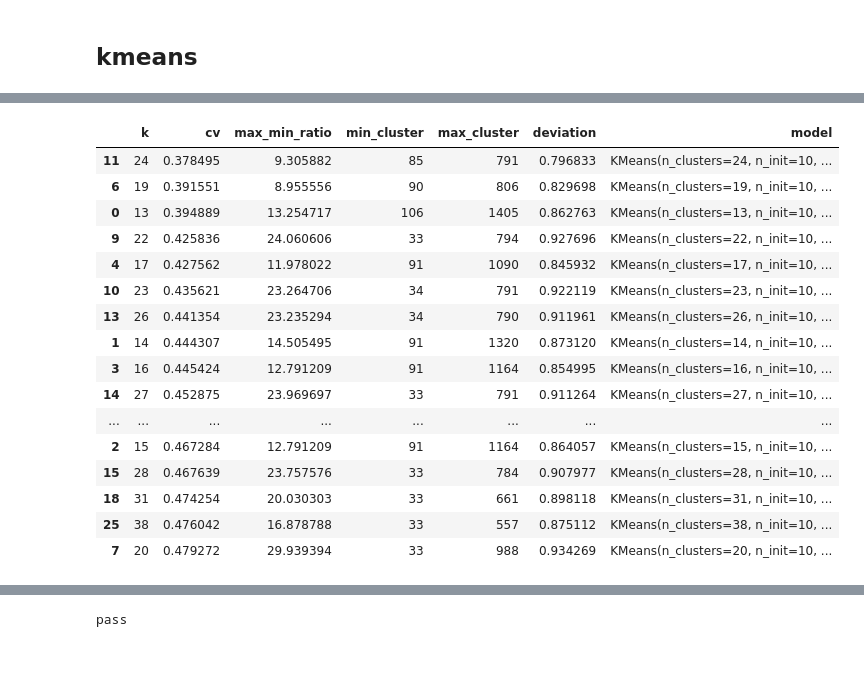
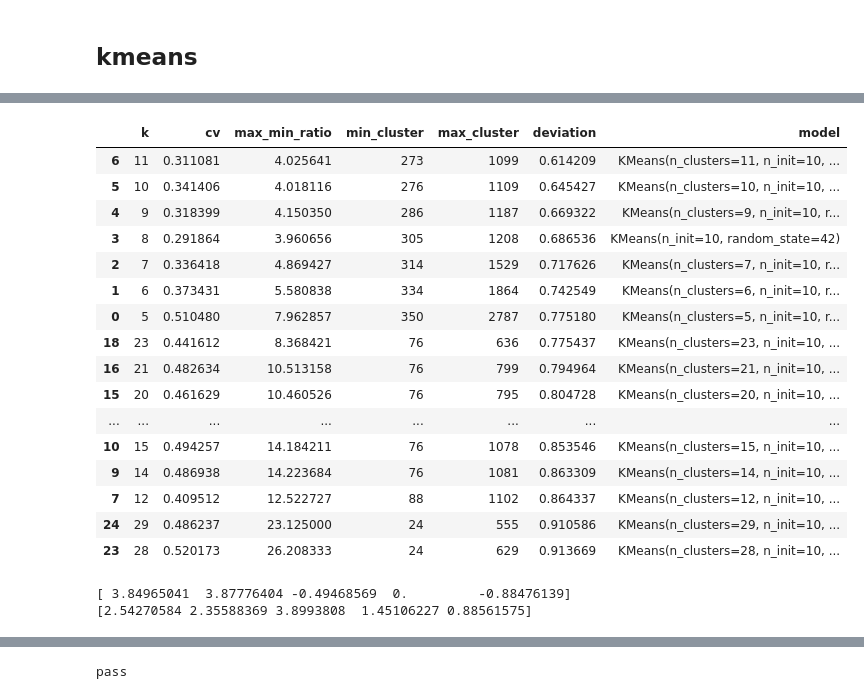
Before and after one commit to aarohnk-nepa/ml_service, a Jupyter notebook: app/notebooks/kpi_forecast/eda.ipynb, the cells around one changed output, grey strips where cells are left out. Drawn from its saved outputs; the diff is of its cells as text; code cells hidden in the pictures; blank space fills up the shorter version.

```diff
--- a/app/notebooks/kpi_forecast/eda.ipynb
+++ b/app/notebooks/kpi_forecast/eda.ipynb
@@ -17,12 +17,22 @@ SELECT
         THEN 'Van_:' || ams.journal_id::text
         ELSE 'Warehouse_:' || wss.warehouse_id::text
     END AS warehouse_label,
-    wss.warehouse_id, wss.journal_id, wss.company_id, ams.partner_id, amsl.product_id, ams.move_type
+    wss.warehouse_id, wss.journal_id, wss.company_id, ams.partner_id, pt.id as template_id, ams.move_type
 """
+
+joins = """
+    LEFT JOIN product_product pp ON pp.id = amsl.product_id
+    JOIN product_template pt on pt.id = pp.product_tmpl_id
+"""
+
+wheres = """
+    AND (pp.type = 'consu' OR amsl.product_id IS NULL)
+"""
+
 chunks = []
 dates = ["2023-12-01", "2024-12-01", "2025-12-01", "2026-09-13"]
 for i in range(len(dates)-1):
-    query = canonical_rev_query(selects, start_date= dates[i], end_date=dates[i+1])
+    query = canonical_rev_query(selects, start_date= dates[i], end_date=dates[i+1], joins=joins, wheres=wheres)
 
     print("connecting to nepa db")
     for chunk in pd.read_sql(query, engine, chunksize=500000):
@@ -56,3 +67,12 @@ df_kpi_dated["invoice_date"] = pd.to_datetime(
 )
 
 # df_kpi_dated.drop(["quantity", "price_subtotal", "journal_id", "company_id", "standard_price"], axis=1, inplace=True)
+# %%
+import pickle
+# load model bundle
+with open("model_bundle.pkl", "rb") as f:
+    model_bundle = pickle.load(f)
+
+id_to_cluster = model_bundle["id_to_cluster_mapping"]
+
+df_kpi_dated['cluster_id'] = df_kpi_dated['template_id'].map(id_to_cluster)
@@ -455,14 +659,13 @@ df_product_clustering.head()
 # %%
-include = ["template_name", "category_name", "revenue_signed", "qty_signed", "order_count", "refund_count", "active_customers"]
-exclude = ["template_name", "category_name"]
+include = ["revenue_signed", "qty_signed", "order_count", "refund_count", "active_customers"]
 
 
 
-feature_cols = [c for c in df_product_clustering.columns if c in include and c not in exclude]
-X = df_product_clustering[feature_cols].copy()
+feature_cols = [c for c in df_product_clustering.columns if c in include]
+X_df = df_product_clustering[feature_cols].copy()
 
 from sklearn.preprocessing import QuantileTransformer
-X = QuantileTransformer(output_distribution='normal').fit_transform(X)
+X = QuantileTransformer(output_distribution='normal').fit_transform(X_df)
 
 from sklearn.preprocessing import RobustScaler
 preprocessor = make_pipeline(
@@ -506,7 +903,7 @@ def fit_kmeans(k, X_scaled):
     return k, cv, max_min_ratio, min_count, max_count, deviation, kmeans
 
 results = Parallel(n_jobs=-1, verbose=1)(
-    delayed(fit_kmeans)(k, X_scaled) for k in range(13, 301)
+    delayed(fit_kmeans)(k, X_scaled) for k in range(5, 30)
 )
 
 results_df = pd.DataFrame(results, columns=[
@@ -523,23 +919,23 @@ results_df = results_df.sort_values('cv')
 # %%
-results_df[['k', 'cv', 'max_min_ratio', 'min_cluster', 'max_cluster', 'deviation', 'model']].sort_values(['cv', 'deviation']).head(20)
+results_df[['k', 'cv', 'max_min_ratio', 'min_cluster', 'max_cluster', 'deviation', 'model']].sort_values([ 'deviation', 'cv']).head(20)
 # %% [output]
 |  | k | cv | max_min_ratio | min_cluster | max_cluster | deviation | model |
-| 11 | 24 | 0.378495 | 9.305882 | 85 | 791 | 0.796833 | KMeans(n_clusters=24, n_init=10, ... |
-| 6 | 19 | 0.391551 | 8.955556 | 90 | 806 | 0.829698 | KMeans(n_clusters=19, n_init=10, ... |
-| 0 | 13 | 0.394889 | 13.254717 | 106 | 1405 | 0.862763 | KMeans(n_clusters=13, n_init=10, ... |
-| 9 | 22 | 0.425836 | 24.060606 | 33 | 794 | 0.927696 | KMeans(n_clusters=22, n_init=10, ... |
-| 4 | 17 | 0.427562 | 11.978022 | 91 | 1090 | 0.845932 | KMeans(n_clusters=17, n_init=10, ... |
-| 10 | 23 | 0.435621 | 23.264706 | 34 | 791 | 0.922119 | KMeans(n_clusters=23, n_init=10, ... |
-| 13 | 26 | 0.441354 | 23.235294 | 34 | 790 | 0.911961 | KMeans(n_clusters=26, n_init=10, ... |
-| 1 | 14 | 0.444307 | 14.505495 | 91 | 1320 | 0.873120 | KMeans(n_clusters=14, n_init=10, ... |
-| 3 | 16 | 0.445424 | 12.791209 | 91 | 1164 | 0.854995 | KMeans(n_clusters=16, n_init=10, ... |
-| 14 | 27 | 0.452875 | 23.969697 | 33 | 791 | 0.911264 | KMeans(n_clusters=27, n_init=10, ... |
+| 6 | 11 | 0.311081 | 4.025641 | 273 | 1099 | 0.614209 | KMeans(n_clusters=11, n_init=10, ... |
+| 5 | 10 | 0.341406 | 4.018116 | 276 | 1109 | 0.645427 | KMeans(n_clusters=10, n_init=10, ... |
+| 4 | 9 | 0.318399 | 4.150350 | 286 | 1187 | 0.669322 | KMeans(n_clusters=9, n_init=10, r... |
+| 3 | 8 | 0.291864 | 3.960656 | 305 | 1208 | 0.686536 | KMeans(n_init=10, random_state=42) |
+| 2 | 7 | 0.336418 | 4.869427 | 314 | 1529 | 0.717626 | KMeans(n_clusters=7, n_init=10, r... |
+| 1 | 6 | 0.373431 | 5.580838 | 334 | 1864 | 0.742549 | KMeans(n_clusters=6, n_init=10, r... |
+| 0 | 5 | 0.510480 | 7.962857 | 350 | 2787 | 0.775180 | KMeans(n_clusters=5, n_init=10, r... |
+| 18 | 23 | 0.441612 | 8.368421 | 76 | 636 | 0.775437 | KMeans(n_clusters=23, n_init=10, ... |
+| 16 | 21 | 0.482634 | 10.513158 | 76 | 799 | 0.794964 | KMeans(n_clusters=21, n_init=10, ... |
+| 15 | 20 | 0.461629 | 10.460526 | 76 | 795 | 0.804728 | KMeans(n_clusters=20, n_init=10, ... |
 | ... | ... | ... | ... | ... | ... | ... | ... |
-| 2 | 15 | 0.467284 | 12.791209 | 91 | 1164 | 0.864057 | KMeans(n_clusters=15, n_init=10, ... |
-| 15 | 28 | 0.467639 | 23.757576 | 33 | 784 | 0.907977 | KMeans(n_clusters=28, n_init=10, ... |
-| 18 | 31 | 0.474254 | 20.030303 | 33 | 661 | 0.898118 | KMeans(n_clusters=31, n_init=10, ... |
-| 25 | 38 | 0.476042 | 16.878788 | 33 | 557 | 0.875112 | KMeans(n_clusters=38, n_init=10, ... |
-| 7 | 20 | 0.479272 | 29.939394 | 33 | 988 | 0.934269 | KMeans(n_clusters=20, n_init=10, ... |
+| 10 | 15 | 0.494257 | 14.184211 | 76 | 1078 | 0.853546 | KMeans(n_clusters=15, n_init=10, ... |
+| 9 | 14 | 0.486938 | 14.223684 | 76 | 1081 | 0.863309 | KMeans(n_clusters=14, n_init=10, ... |
+| 7 | 12 | 0.409512 | 12.522727 | 88 | 1102 | 0.864337 | KMeans(n_clusters=12, n_init=10, ... |
+| 24 | 29 | 0.486237 | 23.125000 | 24 | 555 | 0.910586 | KMeans(n_clusters=29, n_init=10, ... |
+| 23 | 28 | 0.520173 | 26.208333 | 24 | 629 | 0.913669 | KMeans(n_clusters=28, n_init=10, ... |
 # %%
 kmeans_labels = best_model.fit_predict(X_scaled)
 clustered["kmeans_labels"] = kmeans_labels
@@ -581,3 +977,9 @@ fig = px.histogram(
 )
 fig.update_xaxes(dtick=1)
 fig.show()
+# %%
+print(X_scaled[6050,:])
+print(X_scaled[1155,:])
+# %% [output]
+[ 3.84965041  3.87776404 -0.49468569  0.         -0.88476139]
+[2.54270584 2.35588369 3.8993808  1.45106227 0.88561575]
```
Also changed, not shown: parts of 30 cells of this notebook, 10 other files.
